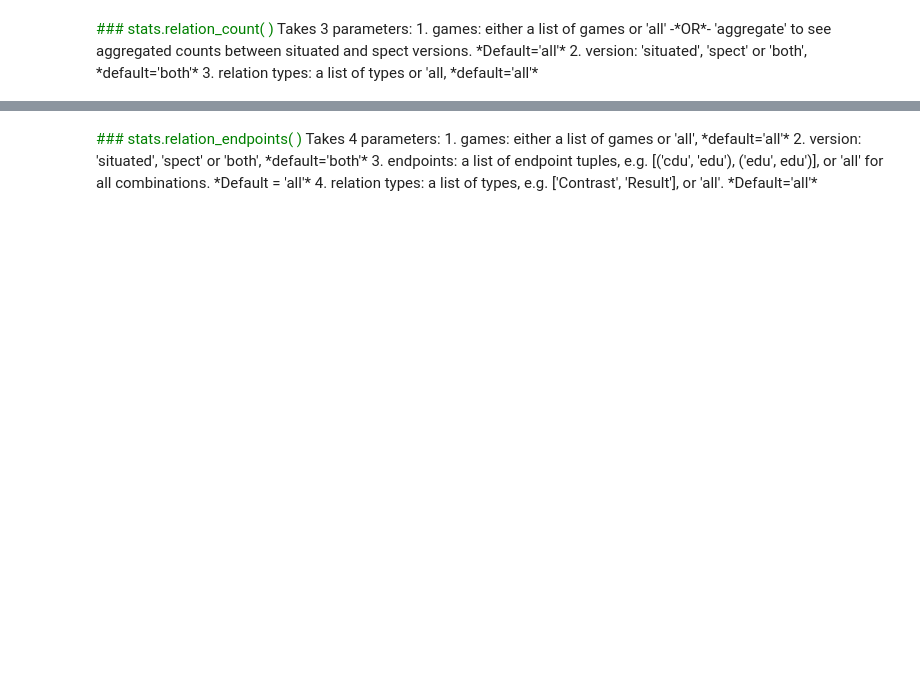
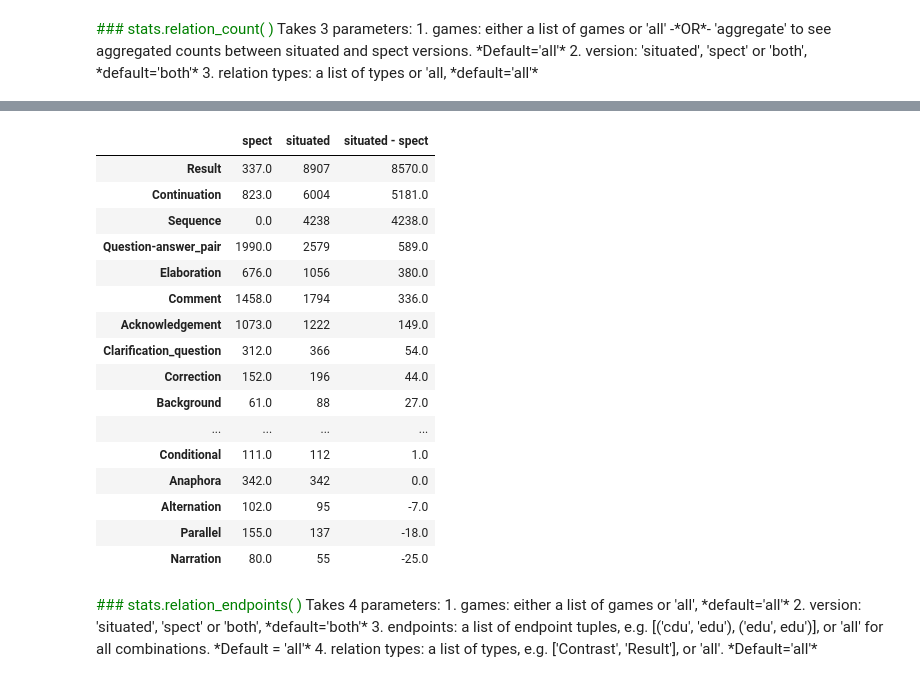
Before and after one commit to Coupdesinge/irit-stac, a Jupyter notebook: stac_stats/STAC_stats.ipynb, the cells around one changed output, grey strips where cells are left out. Drawn from its saved outputs; the diff is of its cells as text; code cells hidden in the pictures; blank space fills up the shorter version.

```diff
--- a/stac_stats/STAC_stats.ipynb
+++ b/stac_stats/STAC_stats.ipynb
@@ -36,5 +80,23 @@ Takes 3 parameters:
 # %%
-#stats.relation_count('aggregate', 'both', 'all')
+stats.relation_count('aggregate', 'both', 'all')
+# %% [output]
+|  | spect | situated | situated - spect |
+| Result | 337.0 | 8907 | 8570.0 |
+| Continuation | 823.0 | 6004 | 5181.0 |
+| Sequence | 0.0 | 4238 | 4238.0 |
+| Question-answer_pair | 1990.0 | 2579 | 589.0 |
+| Elaboration | 676.0 | 1056 | 380.0 |
+| Comment | 1458.0 | 1794 | 336.0 |
+| Acknowledgement | 1073.0 | 1222 | 149.0 |
+| Clarification_question | 312.0 | 366 | 54.0 |
+| Correction | 152.0 | 196 | 44.0 |
+| Background | 61.0 | 88 | 27.0 |
+| ... | ... | ... | ... |
+| Conditional | 111.0 | 112 | 1.0 |
+| Anaphora | 342.0 | 342 | 0.0 |
+| Alternation | 102.0 | 95 | -7.0 |
+| Parallel | 155.0 | 137 | -18.0 |
+| Narration | 80.0 | 55 | -25.0 |
 # %% [markdown]
 <font color='green'>
 ### stats.relation_endpoints( )</font>
```
Also changed, not shown: parts of 93 cells of this notebook, 3 other files.
